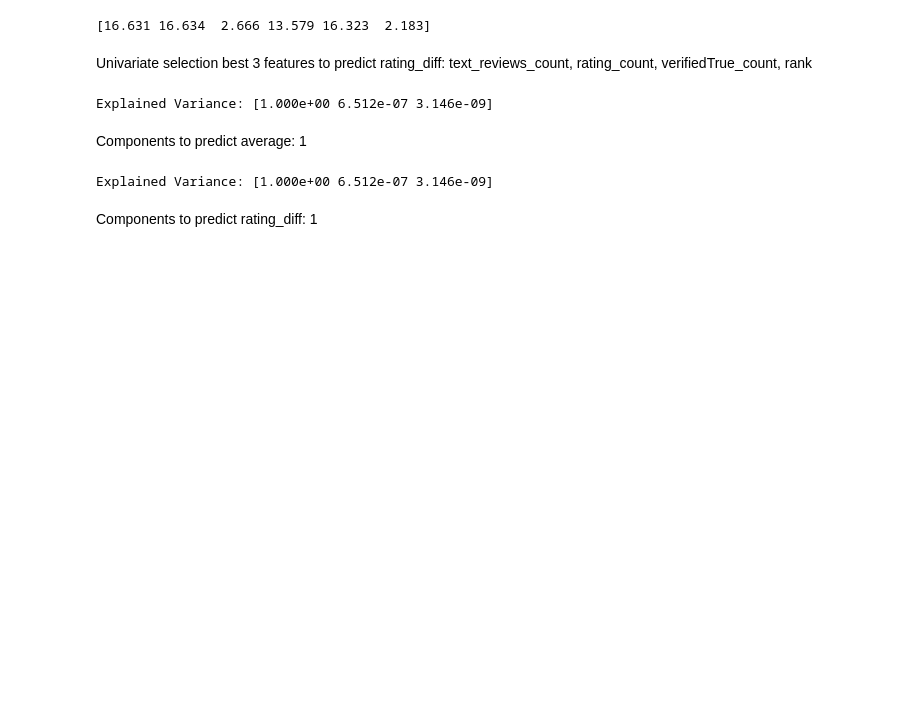
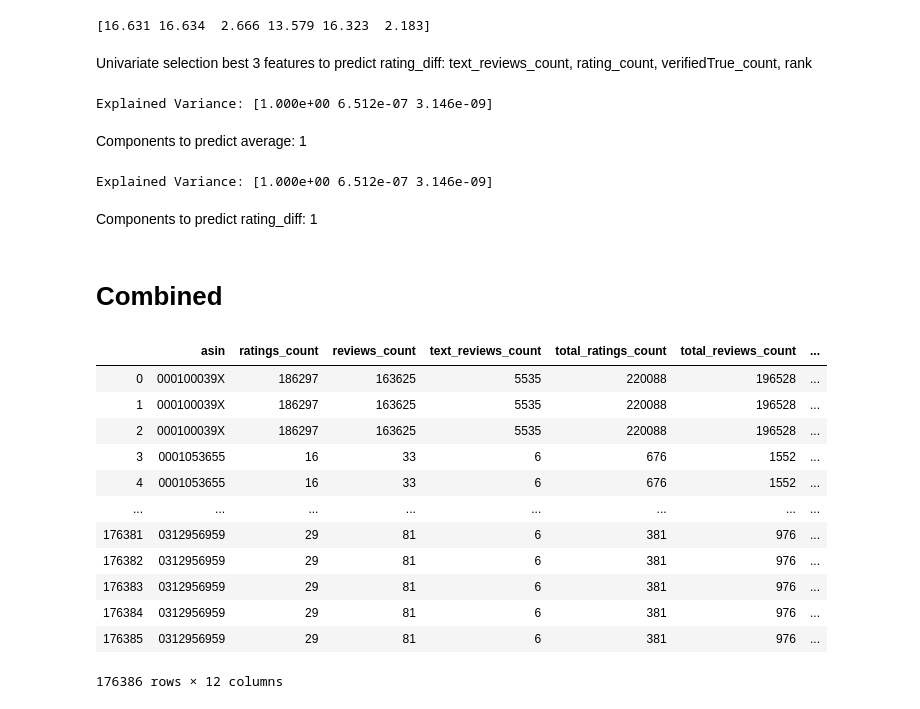
Before and after one commit to tlam7497/CapstoneProject, a Jupyter notebook: features_selection.ipynb, the cells around one changed output. Cells and saved outputs as stored; diff of their text form; code cells hidden in the pictures; blank space fills up the shorter version.

```diff
--- a/features_selection.ipynb
+++ b/features_selection.ipynb
@@ -633,3 +633,22 @@ print("Explained Variance: %s" % fit.explained_variance_ratio_)
 Explained Variance: [1.000e+00 6.512e-07 3.146e-09]
 # %% [markdown]
 Components to predict rating_diff: 1
+# %% [markdown]
+# Combined
+# %%
+book_am_gr = pd.merge(gr, b1NF[['asin', 'publisher', 'format', 'cleaned_genres']], how = 'inner', on ='asin')
+book_am_gr
+# %% [output]
+|  | asin | ratings_count | reviews_count | text_reviews_count | total_ratings_count | total_reviews_count | ... |
+| 0 | 000100039X | 186297 | 163625 | 5535 | 220088 | 196528 | ... |
+| 1 | 000100039X | 186297 | 163625 | 5535 | 220088 | 196528 | ... |
+| 2 | 000100039X | 186297 | 163625 | 5535 | 220088 | 196528 | ... |
+| 3 | 0001053655 | 16 | 33 | 6 | 676 | 1552 | ... |
+| 4 | 0001053655 | 16 | 33 | 6 | 676 | 1552 | ... |
+| ... | ... | ... | ... | ... | ... | ... | ... |
+| 176381 | 0312956959 | 29 | 81 | 6 | 381 | 976 | ... |
+| 176382 | 0312956959 | 29 | 81 | 6 | 381 | 976 | ... |
+| 176383 | 0312956959 | 29 | 81 | 6 | 381 | 976 | ... |
+| 176384 | 0312956959 | 29 | 81 | 6 | 381 | 976 | ... |
+| 176385 | 0312956959 | 29 | 81 | 6 | 381 | 976 | ... |
+176386 rows × 12 columns
```
Also changed, not shown: parts of 7 cells of this notebook.
